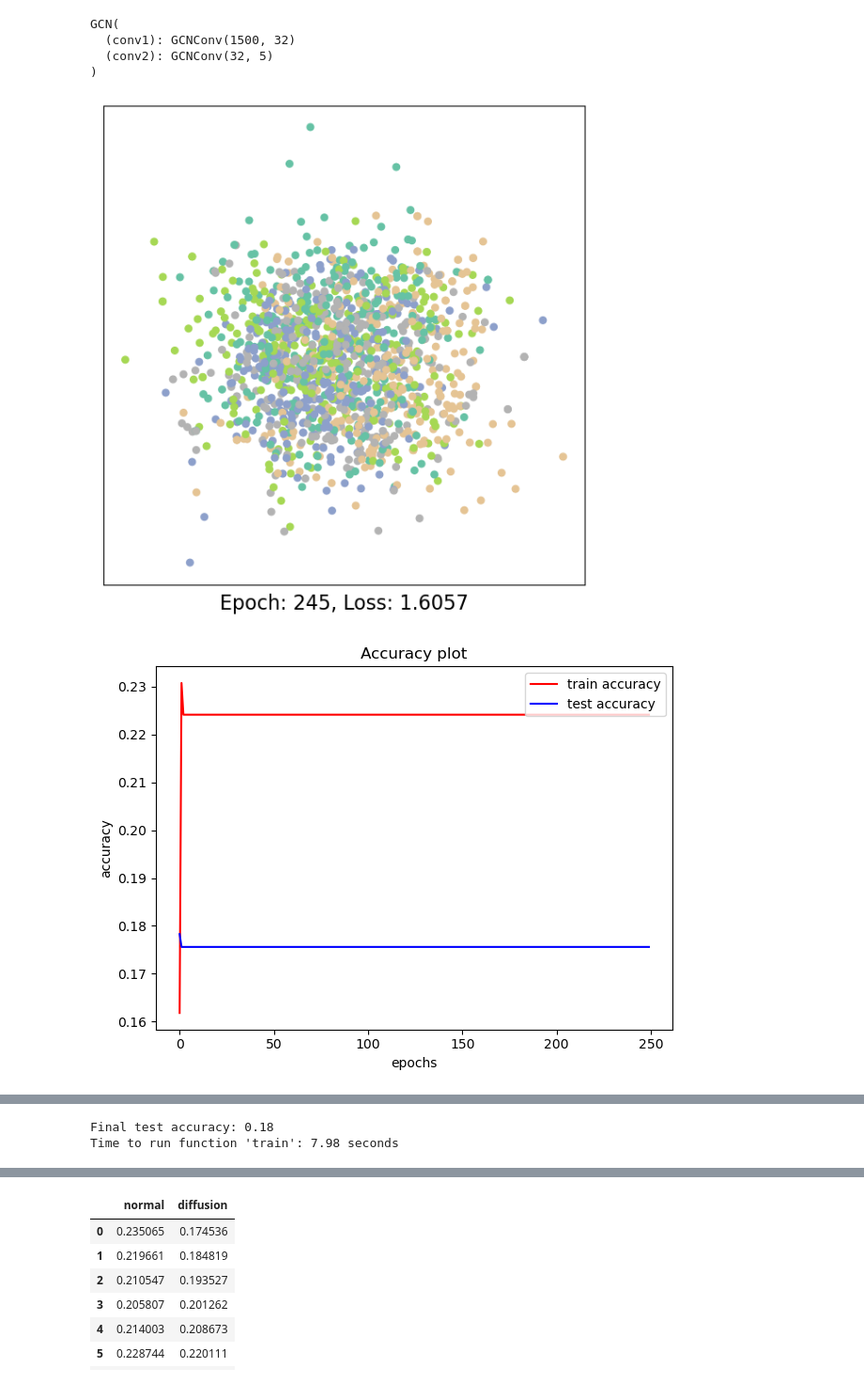
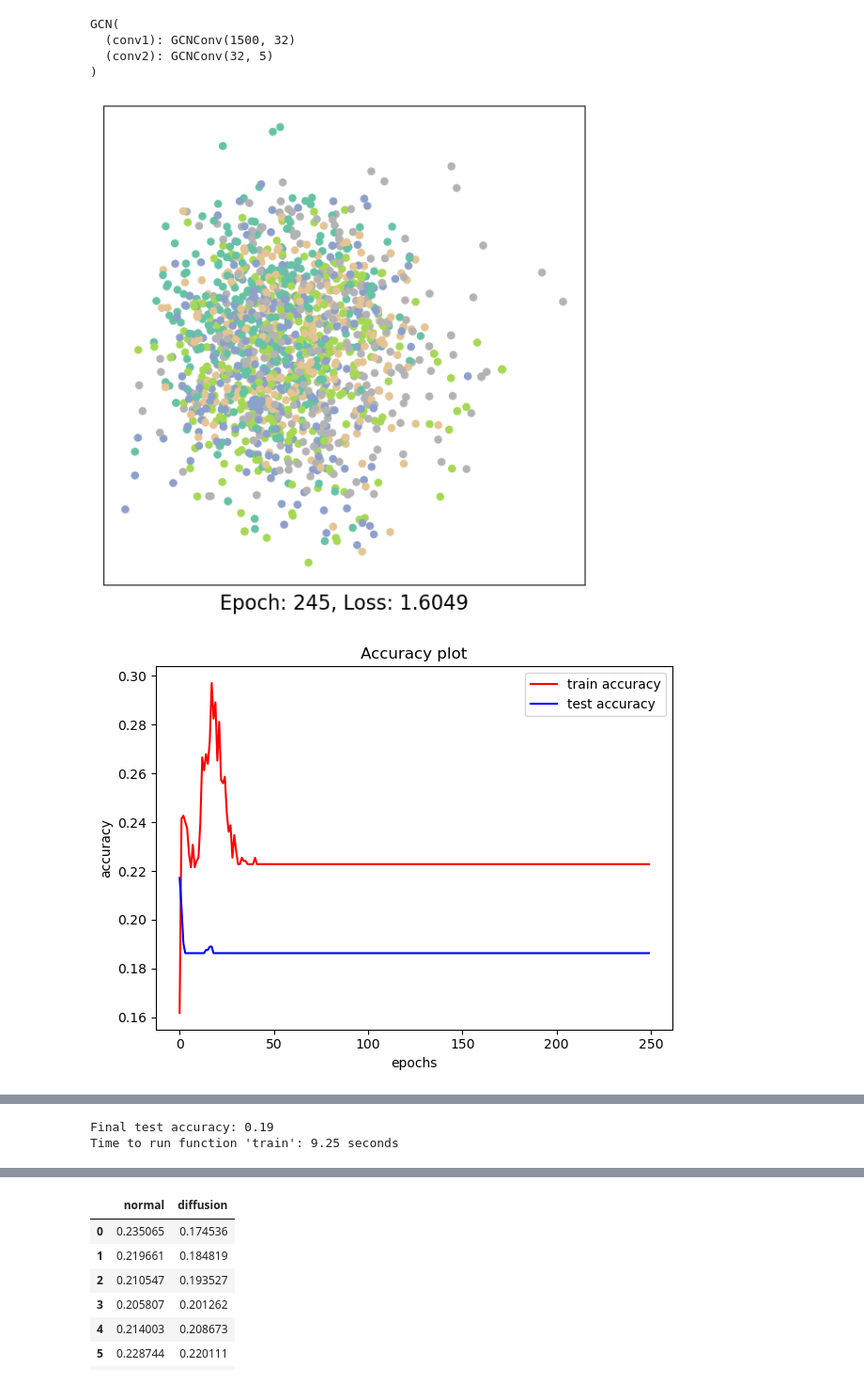
Before and after one commit to sowonjeong/GNN-Geometry, a Jupyter notebook: notebook/metric_evaluation.ipynb, the cells around one changed output, grey strips where cells are left out. Shown at 94% size. Saved outputs shown, nothing was run; the diff lists cells and outputs as text; code cells hidden in the pictures.

```diff
--- a/notebook/metric_evaluation.ipynb
+++ b/notebook/metric_evaluation.ipynb
@@ -64,3 +62,15 @@ df
 | 7 | 0.157372 | 0.227862 |
 | 8 | 0.103742 | 0.223860 |
 | 9 | 0.089578 | 0.220546 |
+# %%
+alpha = np.arange(0,1.1,0.1)
+exp = ['normal','diffusion']
+dens = torch.zeros((10,2))
+for j in range(2):
+    for i in range(10):
+        Y = results['Cora_'+exp[j]+'_'+str(alpha[i+1])+'_loop_True_1']['embedding'].detach().numpy()
+        dens[i,j] = eval_density_preserve(data.x,Y, sigma = 1.0, min_dist = 1e-3)
+
+dens = pd.DataFrame(dens)
+dens.columns = exp
+dens
@@ -193,19 +213,23 @@ data.train_mask[train_idx] = 1
 data.test_mask = torch.zeros(data.num_nodes, dtype=torch.bool)
 data.test_mask[test_idx] = 1
 # %%
+training_set = np.random.choice(np.arange(data.num_nodes), int(round(data.num_nodes*0.7,0)))
+idx = torch.randperm(data.train_mask.shape[0])
+train_mask = data.train_mask[idx].view(data.train_mask.size())
+test_mask = ~train_mask
 from train import *
 seed = 12345
 experiment = 'normal'
 alpha = 0.9
 model = GCN(hidden_channels=[32], gnn_type = experiment, alpha=alpha,
                         seed = seed)
 criterion = torch.nn.CrossEntropyLoss()
 optimizer = torch.optim.Adam(model.parameters(), lr=0.001, weight_decay=5e-4) #didn't include weight decay
 
 train_acc_list, test_acc_list, loss_list, _,  _ ,_= train(250, model, criterion, optimizer,
                                          x={'x': data.x, 'edge_index': data.edge_index}, y=data.y, m=mask(train_mask,
                                                                                                        test_mask),
                                         scatter_size=30, plotting=True)
 # %% [output]
-[figure, old version]
+[figure, new version]
-[figure, old version]
+[figure, new version]
@@ -213,5 +237,5 @@ train_acc_list, test_acc_list, loss_list, _,  _ ,_= train(250, model, criterion,
-Final test accuracy: 0.18
-Time to run function 'train': 7.98 seconds
+Final test accuracy: 0.19
+Time to run function 'train': 9.25 seconds
 # %%
 n_train = data.train_mask.sum()
 n_test = data.test_mask.sum()
```
Also changed, not shown: parts of 11 cells of this notebook, 6 other files.
